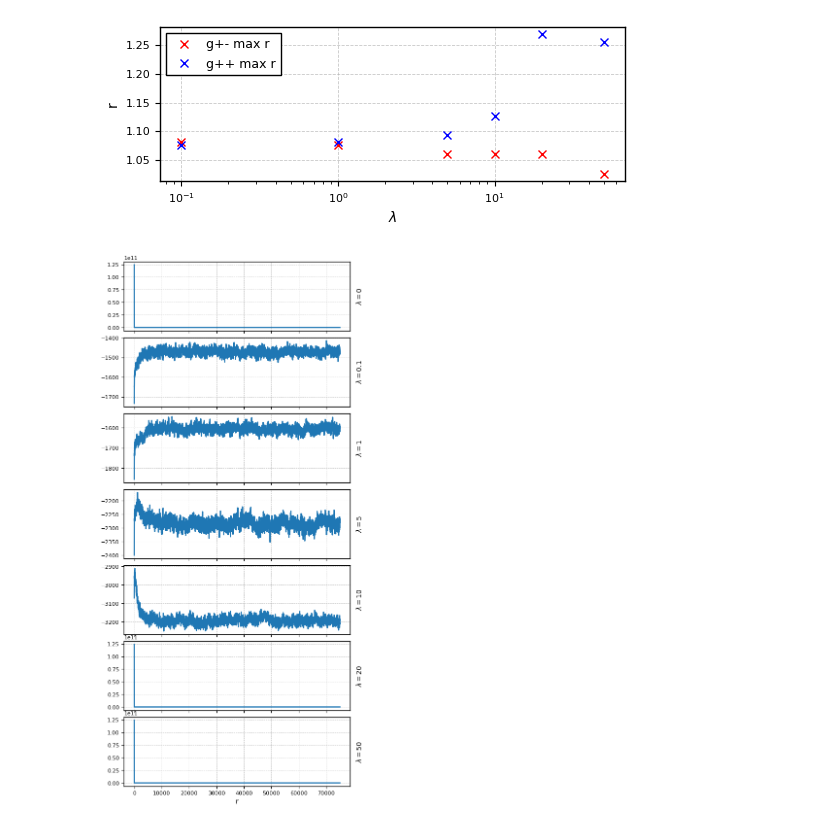
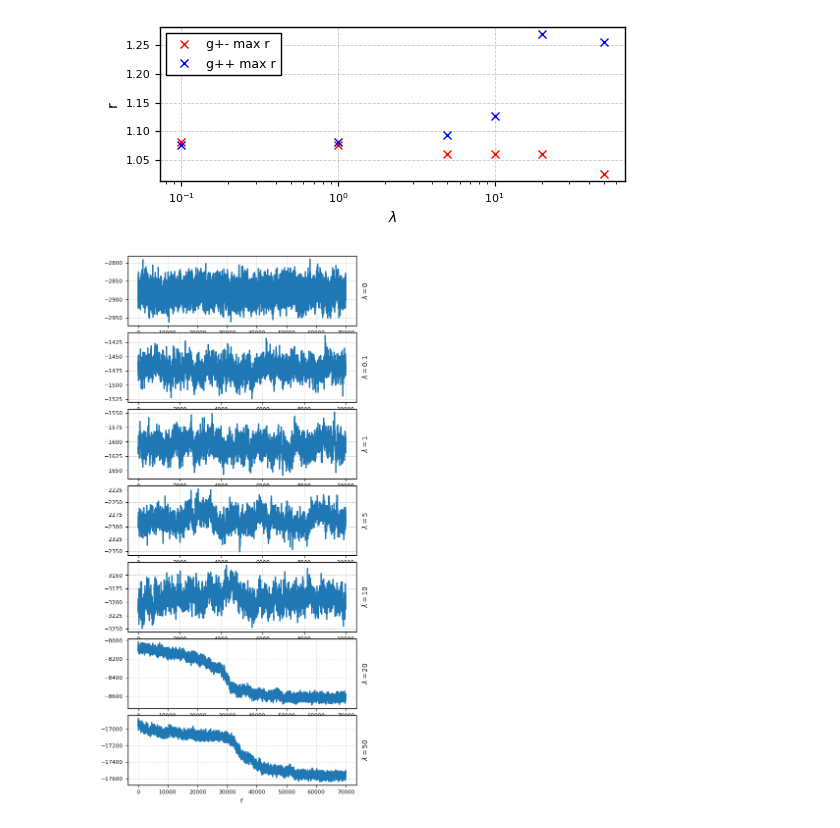
Before and after one commit to Sparisi01/montecarlo_particles_simulation, a Jupyter notebook: output/saves/Coulomb_LJ_coupling/data_analysis_LJ_Coulomb.ipynb, the cells around one changed output. Drawn from its saved outputs; the diff is of its cells as text; code cells hidden in the pictures.

```diff
--- a/output/saves/Coulomb_LJ_coupling/data_analysis_LJ_Coulomb.ipynb
+++ b/output/saves/Coulomb_LJ_coupling/data_analysis_LJ_Coulomb.ipynb
@@ -127,11 +127,11 @@ for i in range(0,n_lamb):
     if i == n_lamb-1:
         axes[i].set_xlabel("r")
 
-    if l >= 20 :
+    if l >= 20:
         axes[i].set_ylim([0,8])
 
         # For last two plot the second maximum
-        idx = np.argmax(data_differ[176:, 1]) + 176
+        idx = np.argmax(data_differ[190:, 1]) + 190
         row_max = data_differ[idx]
 
         x_max_diff2 = data_differ[idx, 0]
@@ -161,7 +161,7 @@ for i in range(0,n_lamb):
         axes[i].text(
             (x_max_diff + x_max_diff2) / 2,
             y_line + 0.1,
-            rf'$\Delta r = {delta_x:.3f}$',
+            rf'$\Delta r = {delta_x:.3f}\pm0.007$',
             ha='center',
             va='bottom'
         )
@@ -187,6 +187,8 @@ for i in range(0,n_lamb):
     axes[i].grid()
 
 fig.supylabel(r"$g_{D/S}(r)$") # ylabel in common
+
+plt.savefig("lambda_coupling.pdf", bbox_inches="tight")
 plt.show()
 # %% [output]
 [figure]
@@ -207,31 +209,28 @@ plt.show()
 # %%
 fig, axes = plt.subplots(n_lamb, 1, figsize=(6, 2*n_lamb))
 fig.subplots_adjust(hspace=0.1)
 
 for i in range(0,n_lamb):
     l = lamb[i]
 
     data_en = np.loadtxt(f"./lambda{l}/energy.csv", delimiter=";")
-    axes[i].plot(data_en)
+    axes[i].plot(data_en[5000:])
 
     axes[i].text(
         1.025, 0.5,
         rf'$\lambda = {l}$',
         transform=axes[i].transAxes,
         rotation=90,
         va='center',
         ha='left'
     )
 
-    if i != n_lamb-1:
-        axes[i].tick_params(axis='x', labelbottom=False)
-
     if i == n_lamb-1:
         axes[i].set_xlabel("r")
 
 
     axes[i].grid()
 
 plt.show()
 # %% [output]
-[figure, old version]
+[figure, new version]
```
Also changed, not shown: parts of 3 cells of this notebook, 20 other files.
